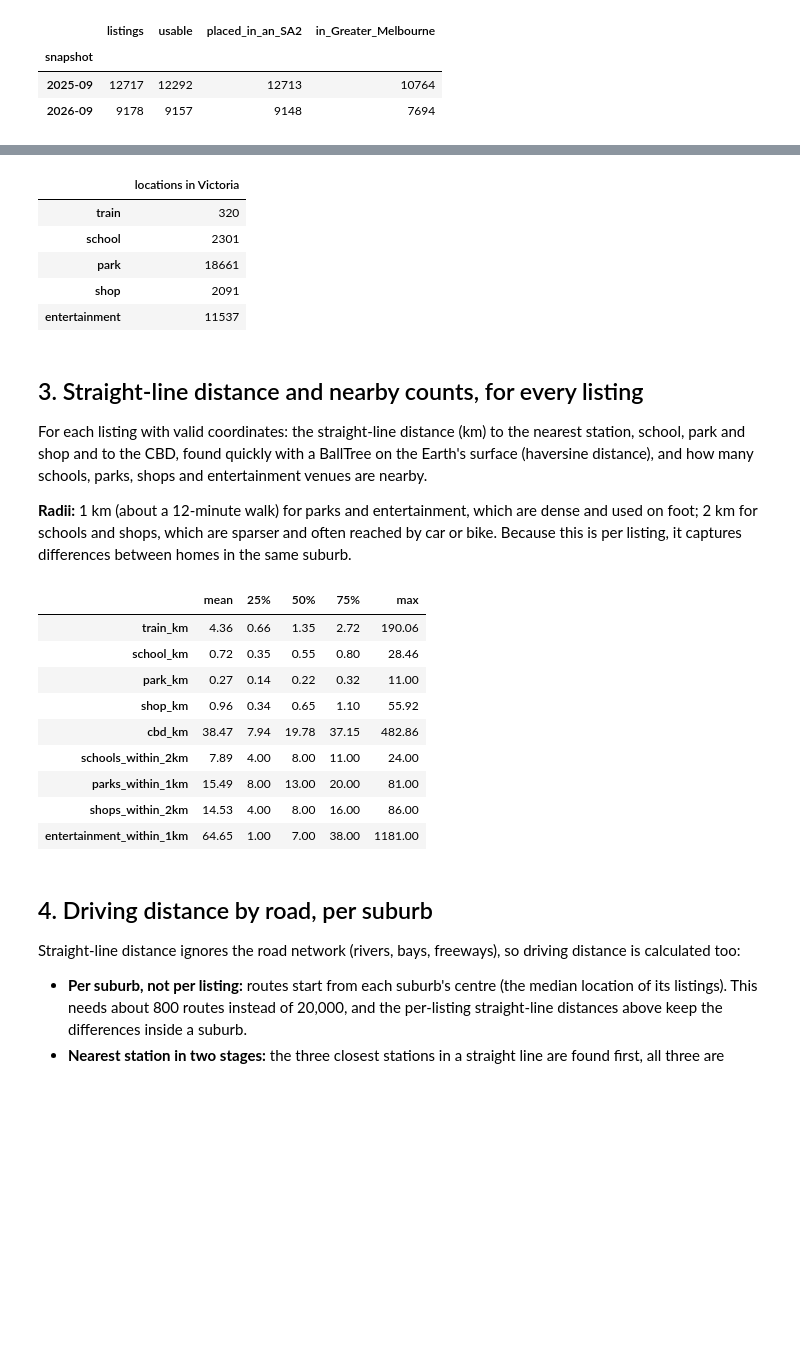
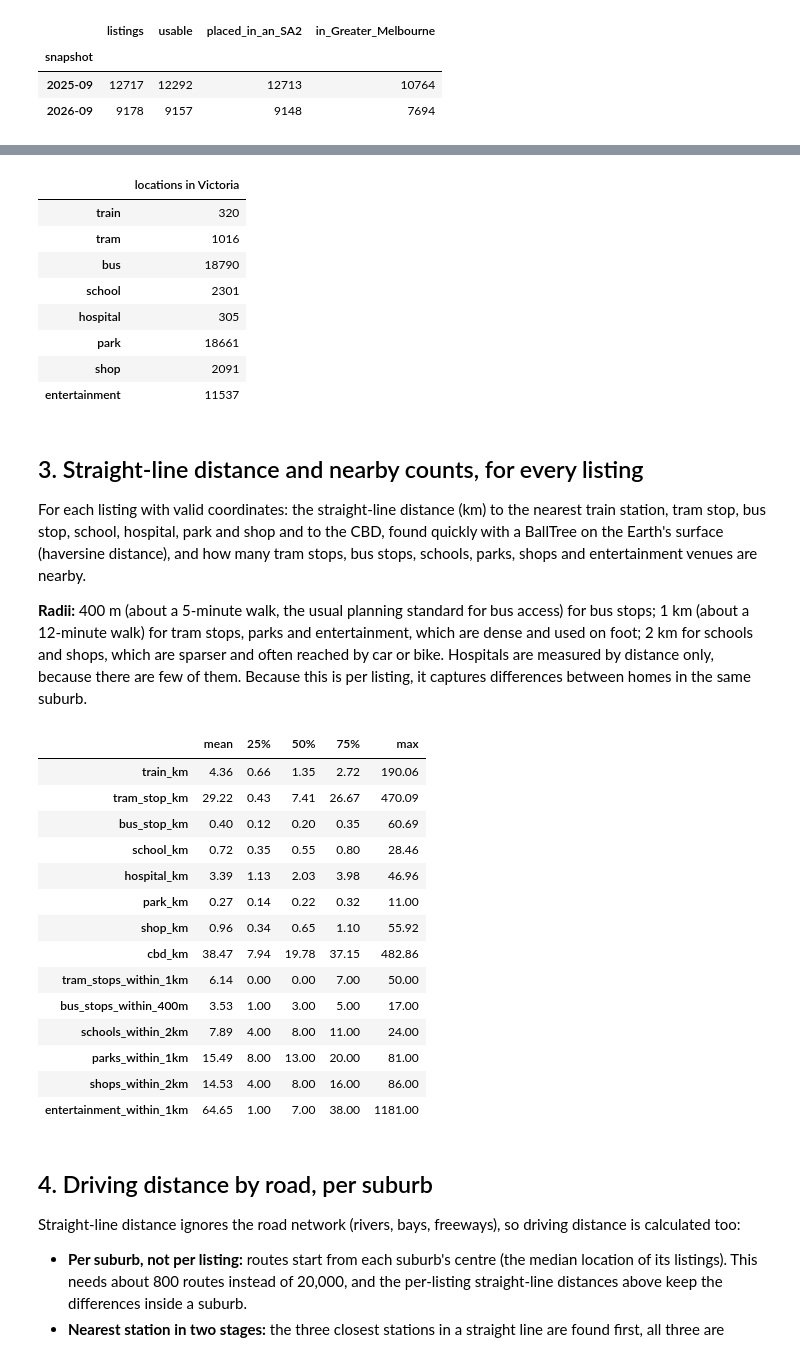
Before and after one commit to mdharmawan19/industry-project-group-55, a Jupyter notebook: notebooks/05_geospatial_routing.ipynb, the cells around one changed output, grey strips where cells are left out. Cells and saved outputs as stored; diff of their text form; code cells hidden in the pictures; blank space fills up the shorter version.

```diff
--- a/notebooks/05_geospatial_routing.ipynb
+++ b/notebooks/05_geospatial_routing.ipynb
@@ -80,7 +86,10 @@ OpenStreetMap downloads are saved in `data/raw/external/osm/`, so a re-run does
 # %%
 pois = {
     "train": geo.train_stations(),
+    "tram": geo.tram_stops(),
+    "bus": geo.bus_stops(),
     "school": geo.schools(),
+    "hospital": geo.osm_pois("hospitals"),
     "park": geo.osm_pois("parks"),
     "shop": geo.osm_pois("shopping"),
     "entertainment": geo.osm_pois("entertainment"),
@@ -91,42 +100,57 @@ pd.Series({k: len(v) for k, v in pois.items()}, name="locations in Victoria").to
 # %% [output]
 |  | locations in Victoria |
 | train | 320 |
+| tram | 1016 |
+| bus | 18790 |
 | school | 2301 |
+| hospital | 305 |
 | park | 18661 |
 | shop | 2091 |
 | entertainment | 11537 |
 # %% [markdown]
 ## 3. Straight-line distance and nearby counts, for every listing
-For each listing with valid coordinates: the straight-line distance (km) to the nearest station, school, park and
-shop and to the CBD, found quickly with a BallTree on the Earth's surface (haversine distance), and how many schools,
-parks, shops and entertainment venues are nearby.
+For each listing with valid coordinates: the straight-line distance (km) to the nearest train station, tram stop,
+bus stop, school, hospital, park and shop and to the CBD, found quickly with a BallTree on the Earth's surface
+(haversine distance), and how many tram stops, bus stops, schools, parks, shops and entertainment venues are nearby.
 
-**Radii:** 1 km (about a 12-minute walk) for parks and entertainment, which are dense and used on foot; 2 km for
-schools and shops, which are sparser and often reached by car or bike. Because this is per listing, it captures
+**Radii:** 400 m (about a 5-minute walk, the usual planning standard for bus access) for bus stops; 1 km (about a
+12-minute walk) for tram stops, parks and entertainment, which are dense and used on foot; 2 km for schools and
+shops, which are sparser and often reached by car or bike. Hospitals are measured by distance only, because there are
+few of them. Because this is per listing, it captures
 differences between homes in the same suburb.
 # %%
 xy = df.loc[has_xy]
 cbd = pd.DataFrame({"name": ["Melbourne CBD"], "lat": [config.MELBOURNE_CBD[0]], "lon": [config.MELBOURNE_CBD[1]]})
 straight = pd.concat([
     geo.nearest(xy, pois["train"], "train"),
+    geo.nearest(xy, pois["tram"], "tram_stop"),
+    geo.nearest(xy, pois["bus"], "bus_stop"),
     geo.nearest(xy, pois["school"], "school"),
+    geo.nearest(xy, pois["hospital"], "hospital"),
     geo.nearest(xy, pois["park"], "park"),
     geo.nearest(xy, pois["shop"], "shop"),
     geo.nearest(xy, cbd, "cbd")[["cbd_km"]],
+    geo.count_within(xy, pois["tram"], 1, "tram_stops_within_1km"),
+    geo.count_within(xy, pois["bus"], 0.4, "bus_stops_within_400m"),
     geo.count_within(xy, pois["school"], 2, "schools_within_2km"),
     geo.count_within(xy, pois["park"], 1, "parks_within_1km"),
     geo.count_within(xy, pois["shop"], 2, "shops_within_2km"),
     geo.count_within(xy, pois["entertainment"], 1, "entertainment_within_1km"),
 ], axis=1)
 df = df.join(straight)
 straight.select_dtypes("number").describe().T[["mean", "25%", "50%", "75%", "max"]].round(2)
 # %% [output]
 |  | mean | 25% | 50% | 75% | max |
 | train_km | 4.36 | 0.66 | 1.35 | 2.72 | 190.06 |
+| tram_stop_km | 29.22 | 0.43 | 7.41 | 26.67 | 470.09 |
+| bus_stop_km | 0.40 | 0.12 | 0.20 | 0.35 | 60.69 |
 | school_km | 0.72 | 0.35 | 0.55 | 0.80 | 28.46 |
+| hospital_km | 3.39 | 1.13 | 2.03 | 3.98 | 46.96 |
 | park_km | 0.27 | 0.14 | 0.22 | 0.32 | 11.00 |
 | shop_km | 0.96 | 0.34 | 0.65 | 1.10 | 55.92 |
 | cbd_km | 38.47 | 7.94 | 19.78 | 37.15 | 482.86 |
+| tram_stops_within_1km | 6.14 | 0.00 | 0.00 | 7.00 | 50.00 |
+| bus_stops_within_400m | 3.53 | 1.00 | 3.00 | 5.00 | 17.00 |
 | schools_within_2km | 7.89 | 4.00 | 8.00 | 11.00 | 24.00 |
 | parks_within_1km | 15.49 | 8.00 | 13.00 | 20.00 | 81.00 |
 | shops_within_2km | 14.53 | 4.00 | 8.00 | 16.00 | 86.00 |
```
Also changed, not shown: parts of 5 cells of this notebook, 7 other files.
